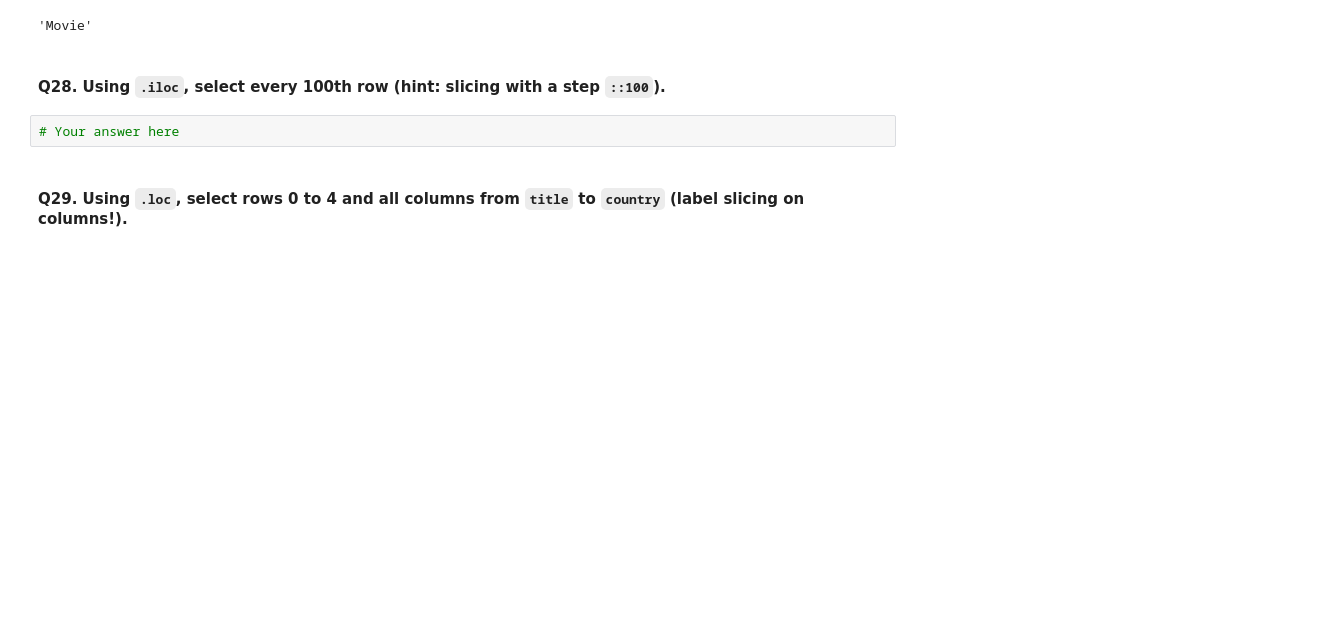
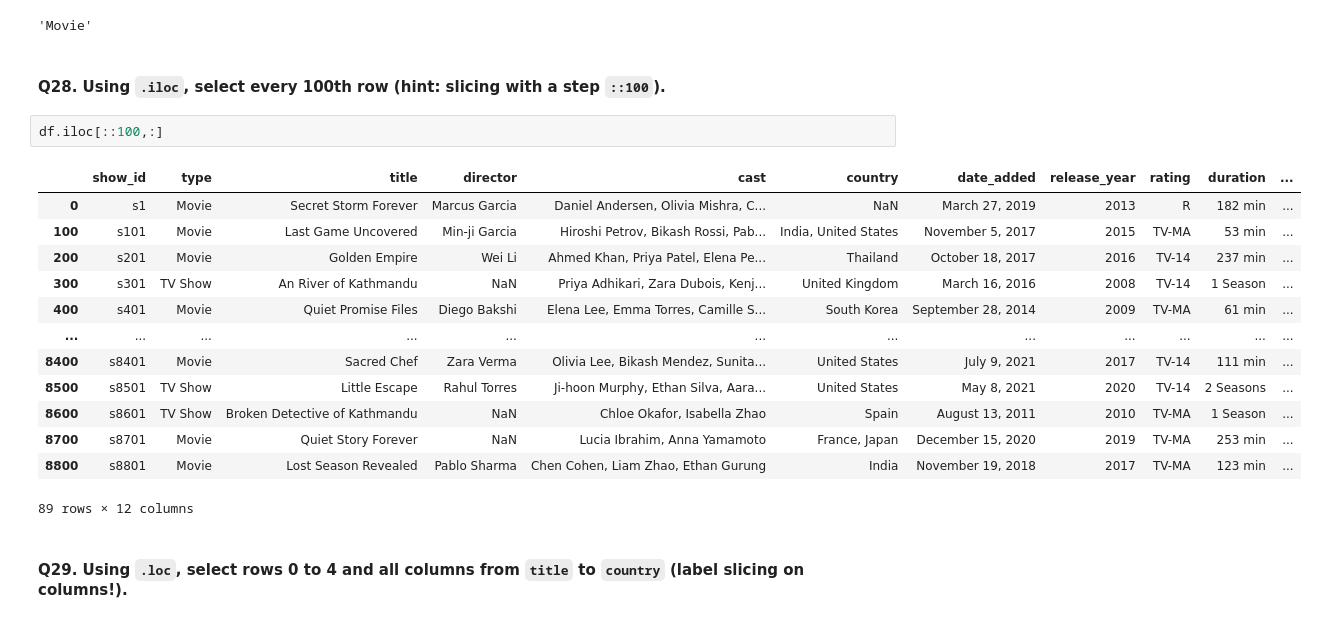
Before and after one commit to Craniax01/pandas, a Jupyter notebook: netflix_workbook_(1).ipynb, the cells around one changed output. Cells and saved outputs as stored; diff of their text form; blank space fills up the shorter version.

```diff
--- a/netflix_workbook (1).ipynb
+++ b/netflix_workbook_(1).ipynb
@@ -373,7 +373,21 @@ df.iloc [99, 1]
 # %% [markdown]
 #### Q28. Using `.iloc`, select every 100th row (hint: slicing with a step `::100`).
 # %%
-# Your answer here
+df.iloc[::100,:]
+# %% [output]
+|  | show_id | type | title | director | cast | country | date_added | release_year | rating | duration | ... |
+| 0 | s1 | Movie | Secret Storm Forever | Marcus Garcia | Daniel Andersen, Olivia Mishra, C... | NaN | March 27, 2019 | 2013 | R | 182 min | ... |
+| 100 | s101 | Movie | Last Game Uncovered | Min-ji Garcia | Hiroshi Petrov, Bikash Rossi, Pab... | India, United States | November 5, 2017 | 2015 | TV-MA | 53 min | ... |
+| 200 | s201 | Movie | Golden Empire | Wei Li | Ahmed Khan, Priya Patel, Elena Pe... | Thailand | October 18, 2017 | 2016 | TV-14 | 237 min | ... |
+| 300 | s301 | TV Show | An River of Kathmandu | NaN | Priya Adhikari, Zara Dubois, Kenj... | United Kingdom | March 16, 2016 | 2008 | TV-14 | 1 Season | ... |
+| 400 | s401 | Movie | Quiet Promise Files | Diego Bakshi | Elena Lee, Emma Torres, Camille S... | South Korea | September 28, 2014 | 2009 | TV-MA | 61 min | ... |
+| ... | ... | ... | ... | ... | ... | ... | ... | ... | ... | ... | ... |
+| 8400 | s8401 | Movie | Sacred Chef | Zara Verma | Olivia Lee, Bikash Mendez, Sunita... | United States | July 9, 2021 | 2017 | TV-14 | 111 min | ... |
+| 8500 | s8501 | TV Show | Little Escape | Rahul Torres | Ji-hoon Murphy, Ethan Silva, Aara... | United States | May 8, 2021 | 2020 | TV-14 | 2 Seasons | ... |
+| 8600 | s8601 | TV Show | Broken Detective of Kathmandu | NaN | Chloe Okafor, Isabella Zhao | Spain | August 13, 2011 | 2010 | TV-MA | 1 Season | ... |
+| 8700 | s8701 | Movie | Quiet Story Forever | NaN | Lucia Ibrahim, Anna Yamamoto | France, Japan | December 15, 2020 | 2019 | TV-MA | 253 min | ... |
+| 8800 | s8801 | Movie | Lost Season Revealed | Pablo Sharma | Chen Cohen, Liam Zhao, Ethan Gurung | India | November 19, 2018 | 2017 | TV-MA | 123 min | ... |
+89 rows × 12 columns
 # %% [markdown]
 #### Q29. Using `.loc`, select rows 0 to 4 and **all** columns from `title` to `country` (label slicing on columns!).
 # %%
```
Also changed, not shown: parts of 18 cells of this notebook.
